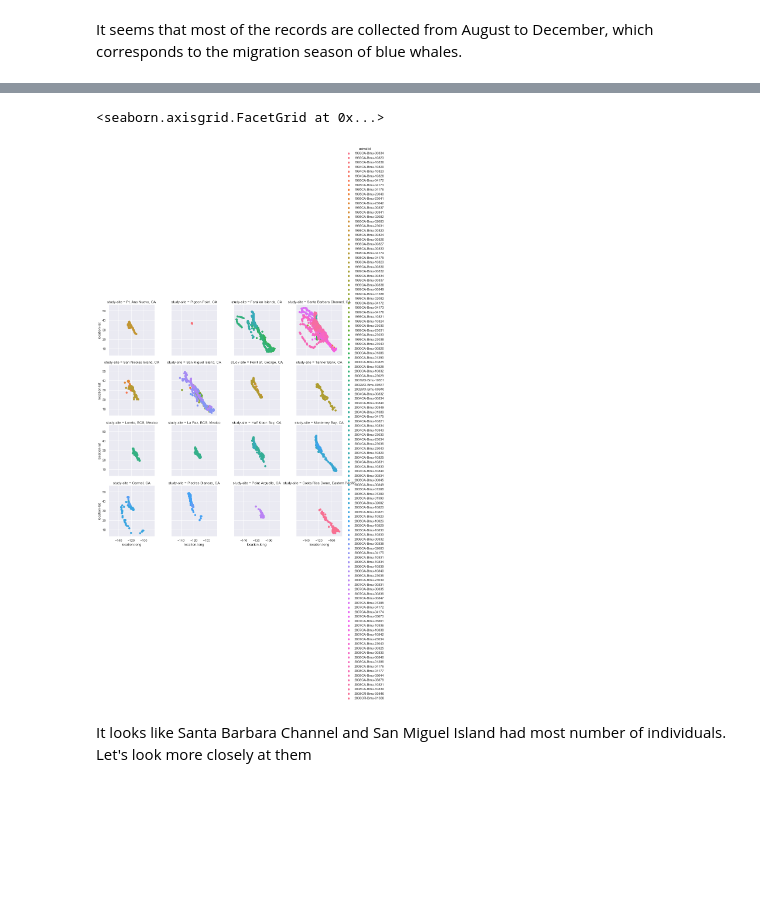
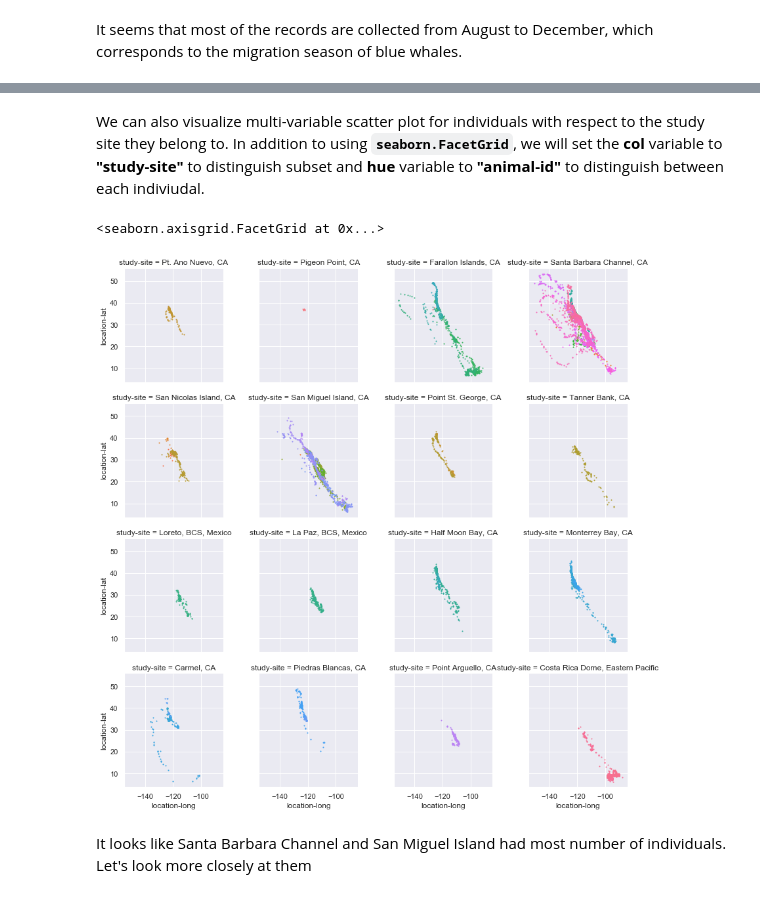
Before and after one commit to gigglypear/movebank_explore, a Jupyter notebook: code/Movebank Data Analysis Attempt.ipynb, the cells around one changed output, grey strips where cells are left out. Saved outputs shown, nothing was run; the diff lists cells and outputs as text; code cells hidden in the pictures; blank space fills up the shorter version.

```diff
--- a/code/Movebank Data Analysis Attempt.ipynb
+++ b/code/Movebank Data Analysis Attempt.ipynb
@@ -428,9 +431,11 @@ id_grid.map(plt.scatter, "location-long", "location-lat")
+# %% [markdown]
+We can also visualize multi-variable scatter plot for individuals with respect to the study site they belong to. In addition to using __`seaborn.FacetGrid`__, we will set the __col__ variable to __"study-site"__ to distinguish subset and __hue__ variable to __"animal-id"__ to distinguish between each indiviudal.
 # %%
 ss_grid = sns.FacetGrid(whale_clean, col="study-site",hue="animal-id",col_wrap=4)
-ss_grid.map(plt.scatter, "location-long", "location-lat").add_legend()
+ss_grid.map(plt.scatter, "location-long", "location-lat", s=1)
 # %% [output]
 <seaborn.axisgrid.FacetGrid at 0x...>
-[figure, old version]
+[figure, new version]
 # %% [markdown]
 It looks like Santa Barbara Channel and San Miguel Island had most number of individuals. Let's look more closely at them
 # %%
```
Also changed, not shown: parts of 17 cells of this notebook.
